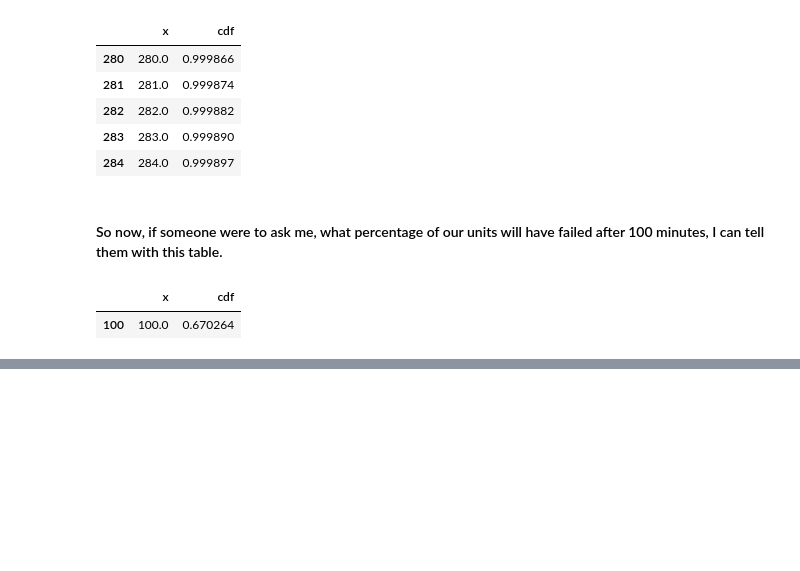
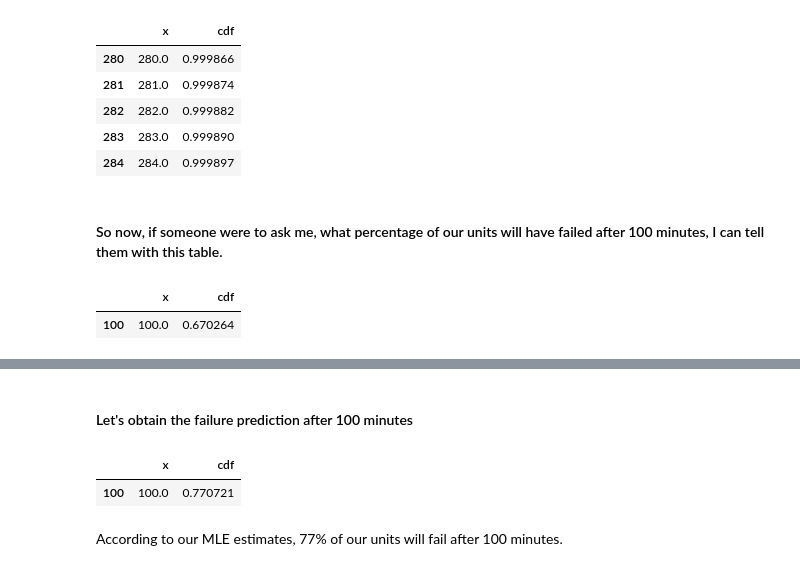
Before and after one commit to pybokeh/forecasting, a Jupyter notebook: notebooks/Using_weibullutils.ipynb, the cells around one changed output, grey strips where cells are left out. Saved outputs shown, nothing was run; the diff lists cells and outputs as text; code cells hidden in the pictures; blank space fills up the shorter version.

```diff
--- a/notebooks/Using_weibullutils.ipynb
+++ b/notebooks/Using_weibullutils.ipynb
@@ -174,0 +245,9 @@ weibull_cdf_predictions.query("x==100")
+# %% [markdown]
+#### Let's obtain the failure prediction after 100 minutes
+# %%
+weibull_cdf_table(shape=shape_mle, scale=scale_mle).query("x==100")
+# %% [output]
+|  | x | cdf |
+| 100 | 100.0 | 0.770721 |
+# %% [markdown]
+According to our MLE estimates, 77% of our units will fail after 100 minutes.
```
Also changed, not shown: parts of 16 cells of this notebook, 4 other files.
